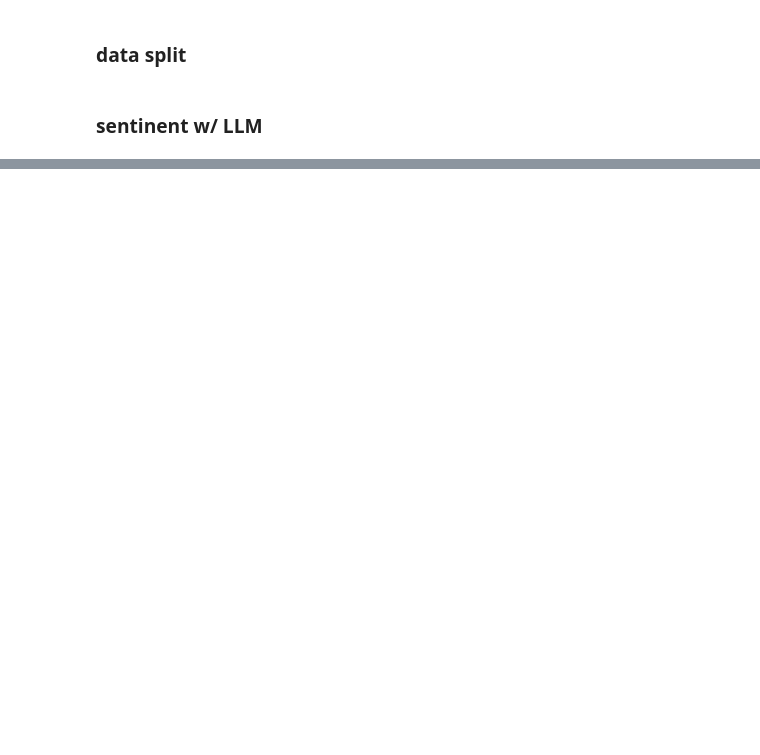
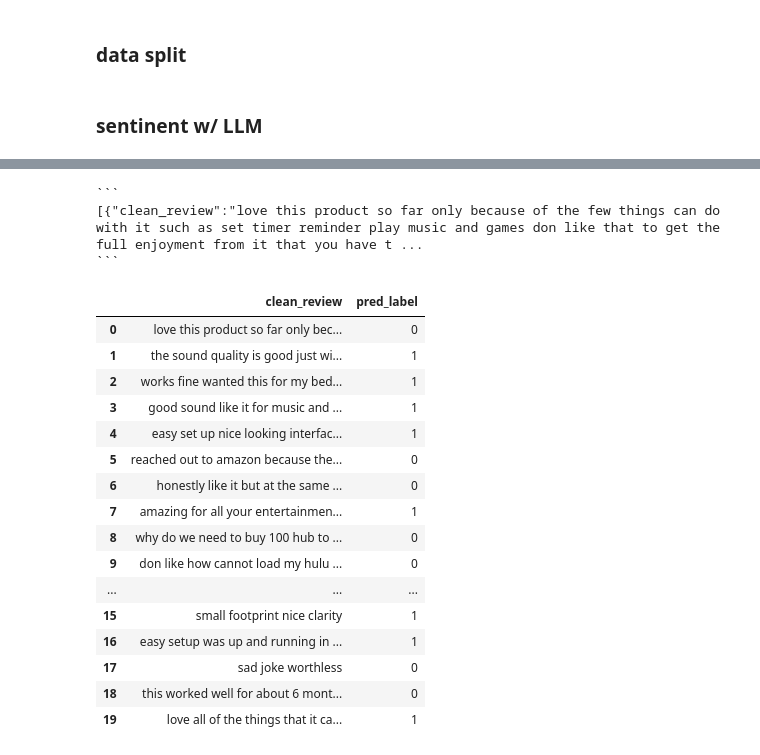
Before and after one commit to Nawel-Bellil/sentinent-analysis-using-gemini-api, a Jupyter notebook: src/amazon_f_hanson.ipynb, the cells around one changed output, grey strips where cells are left out. Saved outputs shown, nothing was run; the diff lists cells and outputs as text; code cells hidden in the pictures; blank space fills up the shorter version.

````diff
--- a/src/amazon_f_hanson.ipynb
+++ b/src/amazon_f_hanson.ipynb
@@ -118,0 +153,2 @@ def to_markdown(text):
+# %%
+model = genai.GenerativeModel('gemini-pro')
@@ -118,0 +251,37 @@ def to_markdown(text):
+# %%
+response = model.generate_content(prompt)
+
+print(response.text)
+# %% [output]
+```
+[{"clean_review":"love this product so far only because of the few things can do with it such as set timer reminder play music and games don like that to get the full enjoyment from it that you have t ...
+```
+# %%
+import json
+
+#clean the data by stripping the backticks
+json_data = response.text.strip("`")
+
+#load the cleaned data and convert to Df
+data_ = json.loads(json_data)
+df_sample = pd.DataFrame(data_)
+
+df_sample
+# %% [output]
+|  | clean_review | pred_label |
+| 0 | love this product so far only bec... | 0 |
+| 1 | the sound quality is good just wi... | 1 |
+| 2 | works fine wanted this for my bed... | 1 |
+| 3 | good sound like it for music and ... | 1 |
+| 4 | easy set up nice looking interfac... | 1 |
+| 5 | reached out to amazon because the... | 0 |
+| 6 | honestly like it but at the same ... | 0 |
+| 7 | amazing for all your entertainmen... | 1 |
+| 8 | why do we need to buy 100 hub to ... | 0 |
+| 9 | don like how cannot load my hulu ... | 0 |
+| ... | ... | ... |
+| 15 | small footprint nice clarity | 1 |
+| 16 | easy setup was up and running in ... | 1 |
+| 17 | sad joke worthless | 0 |
+| 18 | this worked well for about 6 mont... | 0 |
+| 19 | love all of the things that it ca... | 1 |
````
Also changed, not shown: parts of 10 cells of this notebook, 1 other file.
